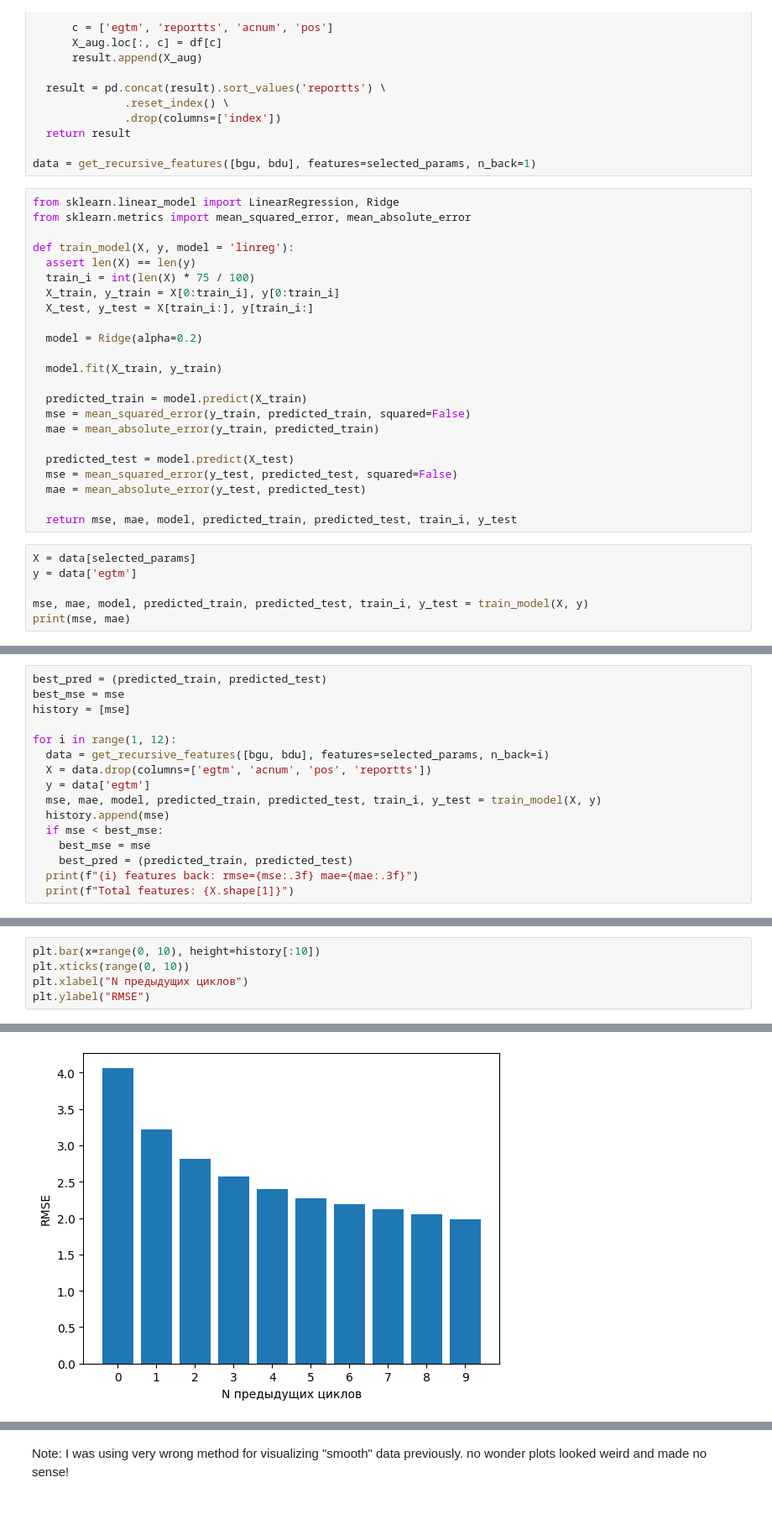
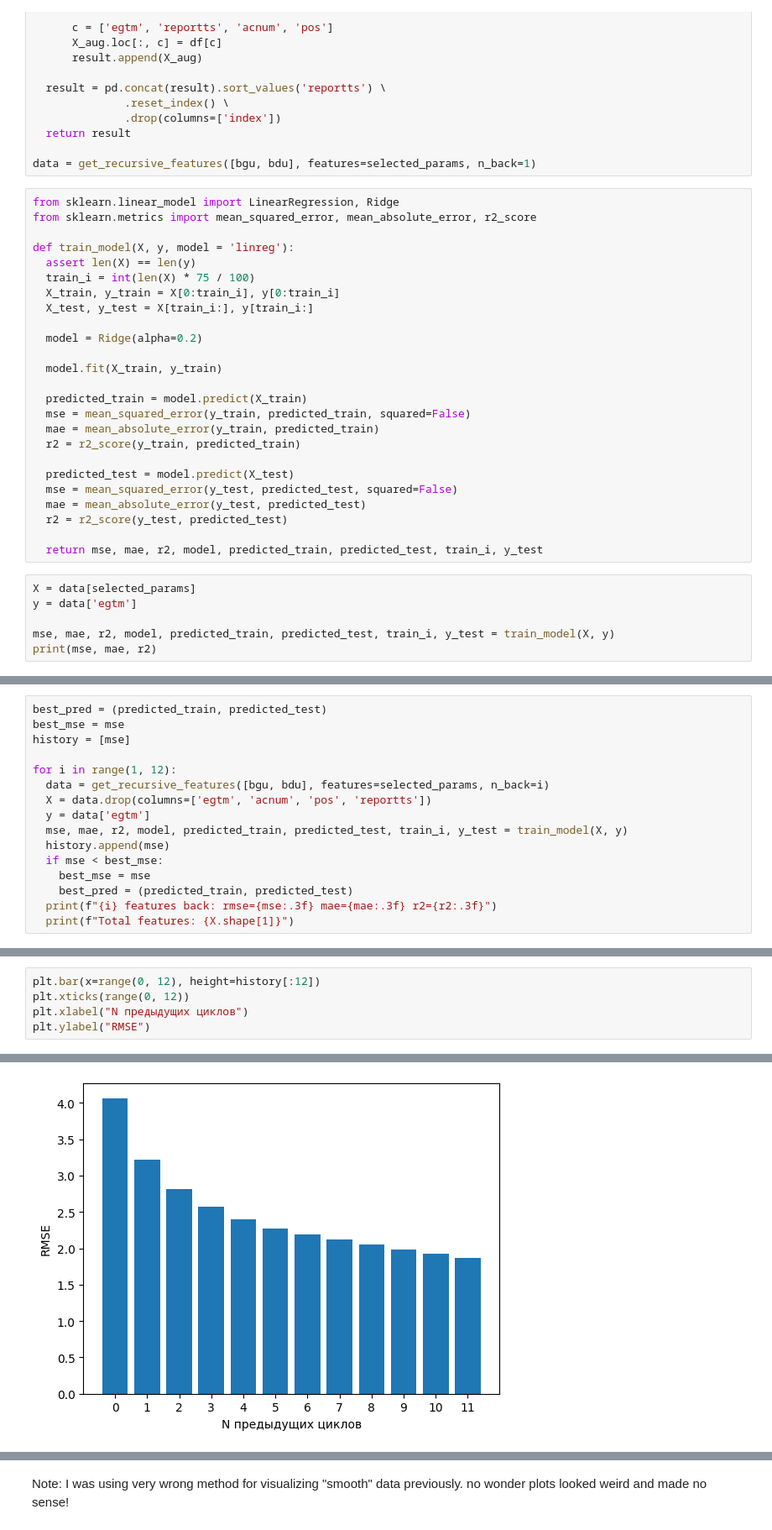
Before and after one commit to skeptlk/ecm, a Jupyter notebook: 15_jan_recursive_features.ipynb, the cells around one changed output, grey strips where cells are left out. Shown at 84% size. Cells and saved outputs as stored; diff of their text form.

```diff
--- a/15_jan_recursive_features.ipynb
+++ b/15_jan_recursive_features.ipynb
@@ -46,7 +46,7 @@ def get_recursive_features(data: List[pd.DataFrame], features = [], n_back = 1):
 data = get_recursive_features([bgu, bdu], features=selected_params, n_back=1)
 # %%
 from sklearn.linear_model import LinearRegression, Ridge
-from sklearn.metrics import mean_squared_error, mean_absolute_error
+from sklearn.metrics import mean_squared_error, mean_absolute_error, r2_score
 
 def train_model(X, y, model = 'linreg'):
   assert len(X) == len(y)
@@ -61,16 +61,18 @@ def train_model(X, y, model = 'linreg'):
   predicted_train = model.predict(X_train)
   mse = mean_squared_error(y_train, predicted_train, squared=False)
   mae = mean_absolute_error(y_train, predicted_train)
+  r2 = r2_score(y_train, predicted_train)
 
   predicted_test = model.predict(X_test)
   mse = mean_squared_error(y_test, predicted_test, squared=False)
   mae = mean_absolute_error(y_test, predicted_test)
+  r2 = r2_score(y_test, predicted_test)
 
-  return mse, mae, model, predicted_train, predicted_test, train_i, y_test
+  return mse, mae, r2, model, predicted_train, predicted_test, train_i, y_test
 # %%
 X = data[selected_params]
 y = data['egtm']
 
-mse, mae, model, predicted_train, predicted_test, train_i, y_test = train_model(X, y)
-print(mse, mae)
+mse, mae, r2, model, predicted_train, predicted_test, train_i, y_test = train_model(X, y)
+print(mse, mae, r2)
 # %% [output]
@@ -84,11 +86,11 @@ for i in range(1, 12):
   data = get_recursive_features([bgu, bdu], features=selected_params, n_back=i)
   X = data.drop(columns=['egtm', 'acnum', 'pos', 'reportts'])
   y = data['egtm']
-  mse, mae, model, predicted_train, predicted_test, train_i, y_test = train_model(X, y)
+  mse, mae, r2, model, predicted_train, predicted_test, train_i, y_test = train_model(X, y)
   history.append(mse)
   if mse < best_mse:
     best_mse = mse
     best_pred = (predicted_train, predicted_test)
-  print(f"{i} features back: rmse={mse:.3f} mae={mae:.3f}")
+  print(f"{i} features back: rmse={mse:.3f} mae={mae:.3f} r2={r2:.3f}")
   print(f"Total features: {X.shape[1]}")
 # %% [output]
@@ -111,9 +113,9 @@ Total features: 143
 Total features: 156
 # %%
-plt.bar(x=range(0, 10), height=history[:10])
-plt.xticks(range(0, 10))
+plt.bar(x=range(0, 12), height=history[:12])
+plt.xticks(range(0, 12))
 plt.xlabel("N предыдущих циклов")
 plt.ylabel("RMSE")
 # %% [output]
 Text(0, 0.5, 'RMSE')
-[figure, old version]
+[figure, new version]
```
Also changed, not shown: parts of 5 cells of this notebook, 2 other files.
